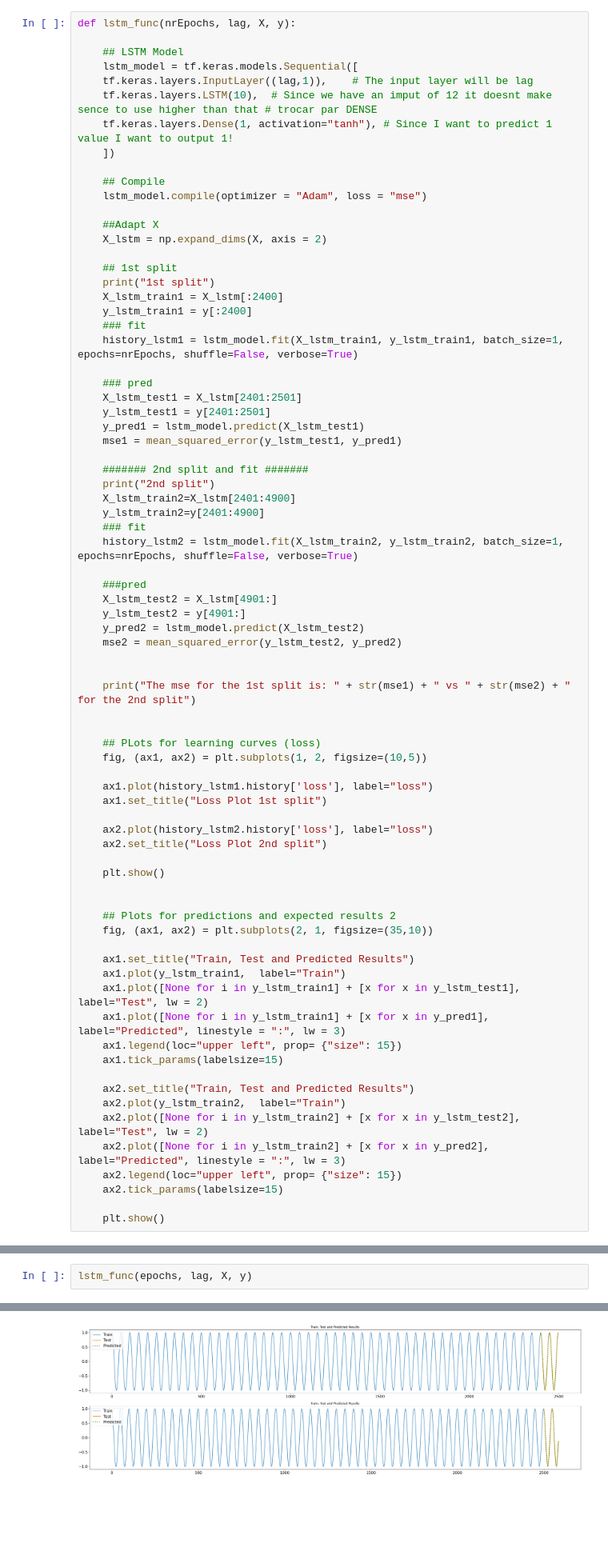
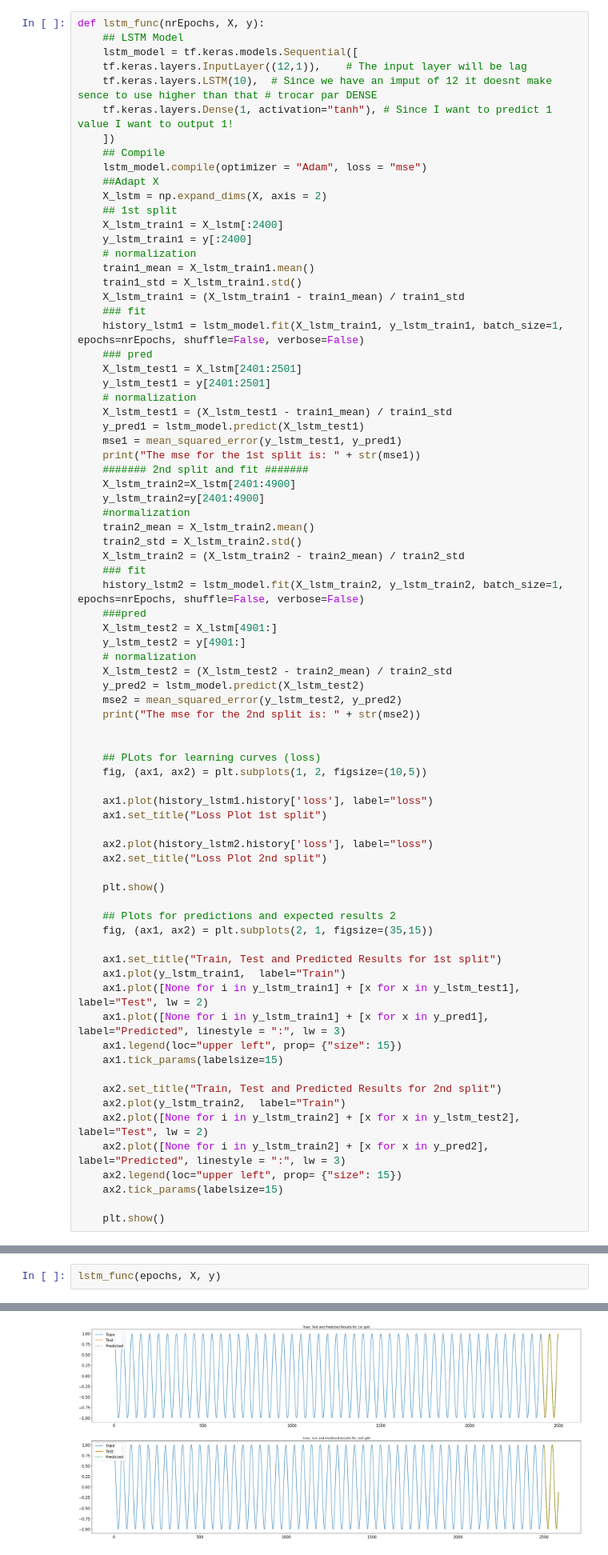
Before and after one commit to ASobreira/Advanced-Machine-Learning, a Jupyter notebook: Assignments/Assignment7/assignment07.ipynb, the cells around one changed output, grey strips where cells are left out. Shown at 80% size. Drawn from its saved outputs; the diff is of its cells as text; blank space fills up the shorter version.

Commit message:
Normalization and Intro added. Problem 1 code runed and commented

```diff
--- a/Assignments/Assignment7/assignment07.ipynb
+++ b/Assignments/Assignment7/assignment07.ipynb
@@ -17,47 +26,49 @@ from sklearn.metrics import mean_squared_error
 # %%
-def lstm_func(nrEpochs, lag, X, y):
-
+def lstm_func(nrEpochs, X, y):
     ## LSTM Model
     lstm_model = tf.keras.models.Sequential([
-    tf.keras.layers.InputLayer((lag,1)),    # The input layer will be lag
+    tf.keras.layers.InputLayer((12,1)),    # The input layer will be lag
     tf.keras.layers.LSTM(10),  # Since we have an imput of 12 it doesnt make sence to use higher than that # trocar par DENSE
     tf.keras.layers.Dense(1, activation="tanh"), # Since I want to predict 1 value I want to output 1!
     ])
-
     ## Compile
     lstm_model.compile(optimizer = "Adam", loss = "mse")
-
     ##Adapt X
     X_lstm = np.expand_dims(X, axis = 2)
-
     ## 1st split
-    print("1st split")
     X_lstm_train1 = X_lstm[:2400]
     y_lstm_train1 = y[:2400]
+    # normalization
+    train1_mean = X_lstm_train1.mean()
+    train1_std = X_lstm_train1.std()
+    X_lstm_train1 = (X_lstm_train1 - train1_mean) / train1_std
     ### fit
-    history_lstm1 = lstm_model.fit(X_lstm_train1, y_lstm_train1, batch_size=1, epochs=nrEpochs, shuffle=False, verbose=True)
-
+    history_lstm1 = lstm_model.fit(X_lstm_train1, y_lstm_train1, batch_size=1, epochs=nrEpochs, shuffle=False, verbose=False)
     ### pred
     X_lstm_test1 = X_lstm[2401:2501]
     y_lstm_test1 = y[2401:2501]
+    # normalization
+    X_lstm_test1 = (X_lstm_test1 - train1_mean) / train1_std
     y_pred1 = lstm_model.predict(X_lstm_test1)
     mse1 = mean_squared_error(y_lstm_test1, y_pred1)
-
+    print("The mse for the 1st split is: " + str(mse1))
     ####### 2nd split and fit #######
-    print("2nd split")
     X_lstm_train2=X_lstm[2401:4900]
     y_lstm_train2=y[2401:4900]
+    #normalization
+    train2_mean = X_lstm_train2.mean()
+    train2_std = X_lstm_train2.std()
+    X_lstm_train2 = (X_lstm_train2 - train2_mean) / train2_std
     ### fit
-    history_lstm2 = lstm_model.fit(X_lstm_train2, y_lstm_train2, batch_size=1, epochs=nrEpochs, shuffle=False, verbose=True)
-
+    history_lstm2 = lstm_model.fit(X_lstm_train2, y_lstm_train2, batch_size=1, epochs=nrEpochs, shuffle=False, verbose=False)
     ###pred
     X_lstm_test2 = X_lstm[4901:]
     y_lstm_test2 = y[4901:]
+    # normalization
+    X_lstm_test2 = (X_lstm_test2 - train2_mean) / train2_std
     y_pred2 = lstm_model.predict(X_lstm_test2)
     mse2 = mean_squared_error(y_lstm_test2, y_pred2)
-
-
-    print("The mse for the 1st split is: " + str(mse1) + " vs " + str(mse2) + " for the 2nd split")
+    print("The mse for the 2nd split is: " + str(mse2))
 
 
     ## PLots for learning curves (loss)
@@ -71,18 +82,17 @@ def lstm_func(nrEpochs, lag, X, y):
 
     plt.show()
 
+    ## Plots for predictions and expected results 2
+    fig, (ax1, ax2) = plt.subplots(2, 1, figsize=(35,15))
 
-    ## Plots for predictions and expected results 2
-    fig, (ax1, ax2) = plt.subplots(2, 1, figsize=(35,10))
-
-    ax1.set_title("Train, Test and Predicted Results")
+    ax1.set_title("Train, Test and Predicted Results for 1st split")
     ax1.plot(y_lstm_train1,  label="Train")
     ax1.plot([None for i in y_lstm_train1] + [x for x in y_lstm_test1], label="Test", lw = 2)
     ax1.plot([None for i in y_lstm_train1] + [x for x in y_pred1], label="Predicted", linestyle = ":", lw = 3)
     ax1.legend(loc="upper left", prop= {"size": 15})
     ax1.tick_params(labelsize=15)
 
-    ax2.set_title("Train, Test and Predicted Results")
+    ax2.set_title("Train, Test and Predicted Results for 2nd split")
     ax2.plot(y_lstm_train2,  label="Train")
     ax2.plot([None for i in y_lstm_train2] + [x for x in y_lstm_test2], label="Test", lw = 2)
     ax2.plot([None for i in y_lstm_train2] + [x for x in y_pred2], label="Predicted", linestyle = ":", lw = 3)
@@ -214,5 +229,5 @@ network needs to "warm up" to find the direction of the gradient. This will have
 # %% [markdown]
 ### LSTM
 # %%
-lstm_func(epochs, lag, X, y)
+lstm_func(epochs, X, y)
 # %% [output]
@@ -225 +239 @@ The mse for the 1st split is: 0.0006964408436323155 vs 4.9815699744774904e-05 fo
-[figure, old version]
+[figure, new version]
```
Also changed, not shown: parts of 34 cells of this notebook.
